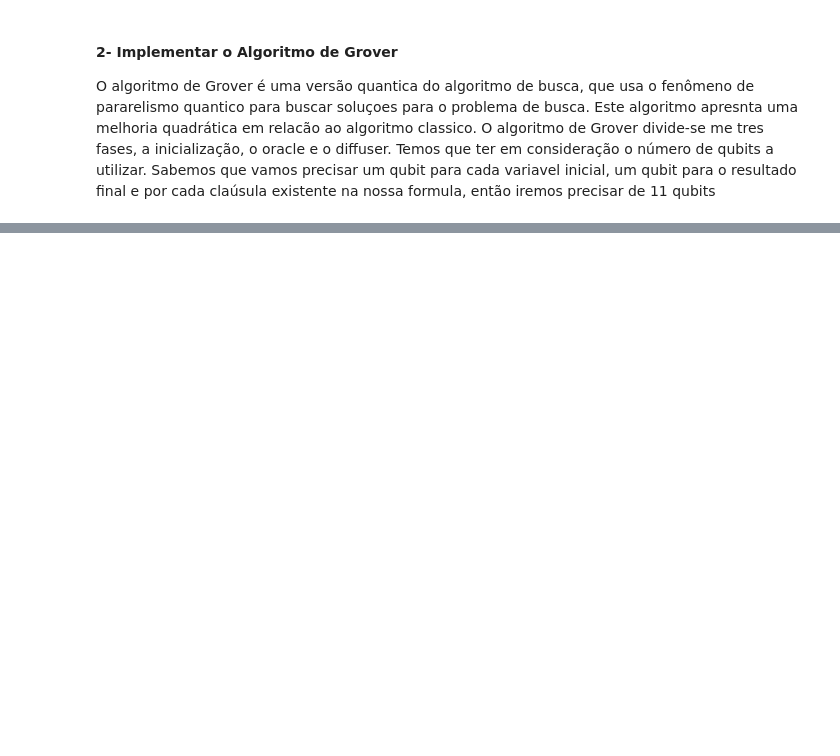
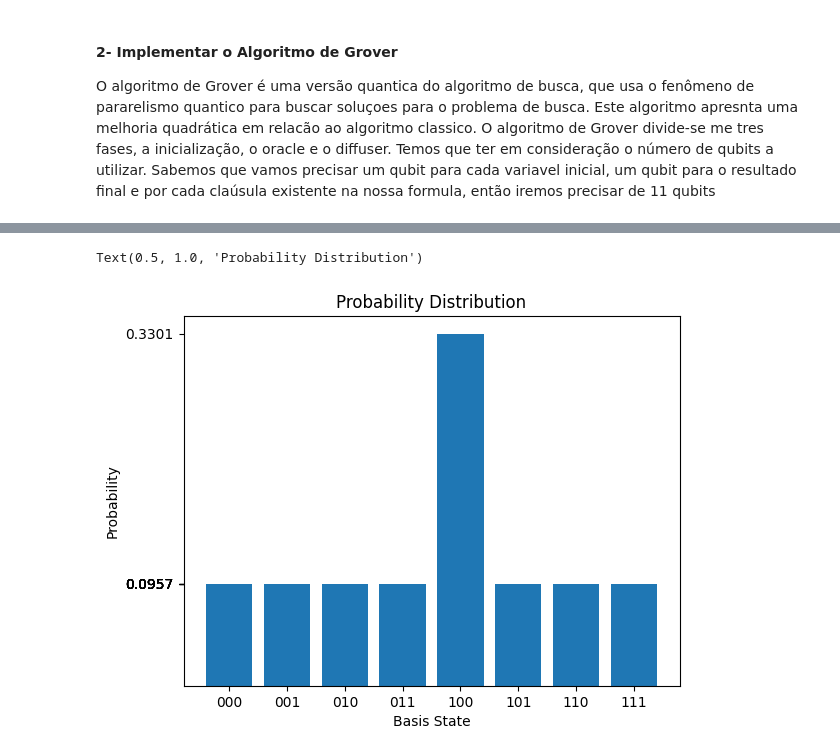
Before and after one commit to RafaelaAntunes17/Trabalho_IC, a Jupyter notebook: 3-SAT.ipynb, the cells around one changed output, grey strips where cells are left out. Drawn from its saved outputs; the diff is of its cells as text; code cells hidden in the pictures; blank space fills up the shorter version.

```diff
--- a/3-SAT.ipynb
+++ b/3-SAT.ipynb
@@ -180,0 +201,20 @@ qml.draw_mpl(Grover)(n_qubits, iterations=itarations)
+# %%
+n_qubits = 3
+itarations = 3
+
+dev = qml.device("default.qubit", wires=n_qubits + 1)
+Grover = qml.QNode(grover, dev)
+
+probs = Grover(n_qubits, itarations)
+
+#Visualize the probability histogram
+import matplotlib.pyplot as plt
+plt.bar([np.binary_repr(i, width=n_qubits) for i in range(2**n_qubits)], probs)
+
+plt.xlabel("Basis State")
+plt.ylabel("Probability")
+plt.yticks(probs)
+plt.title("Probability Distribution")
+# %% [output]
+Text(0.5, 1.0, 'Probability Distribution')
+[figure, added]
```
Also changed, not shown: parts of 6 cells of this notebook.
